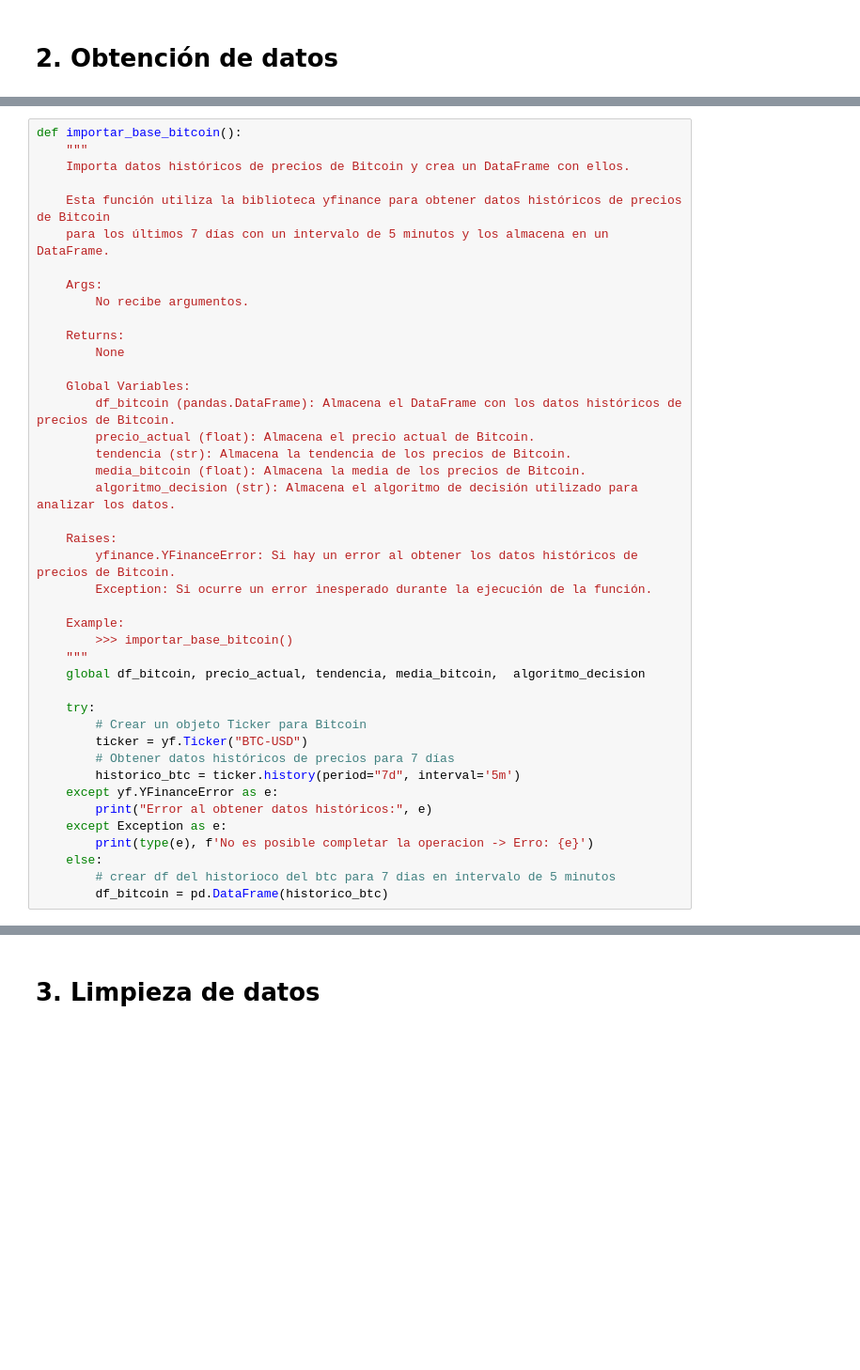
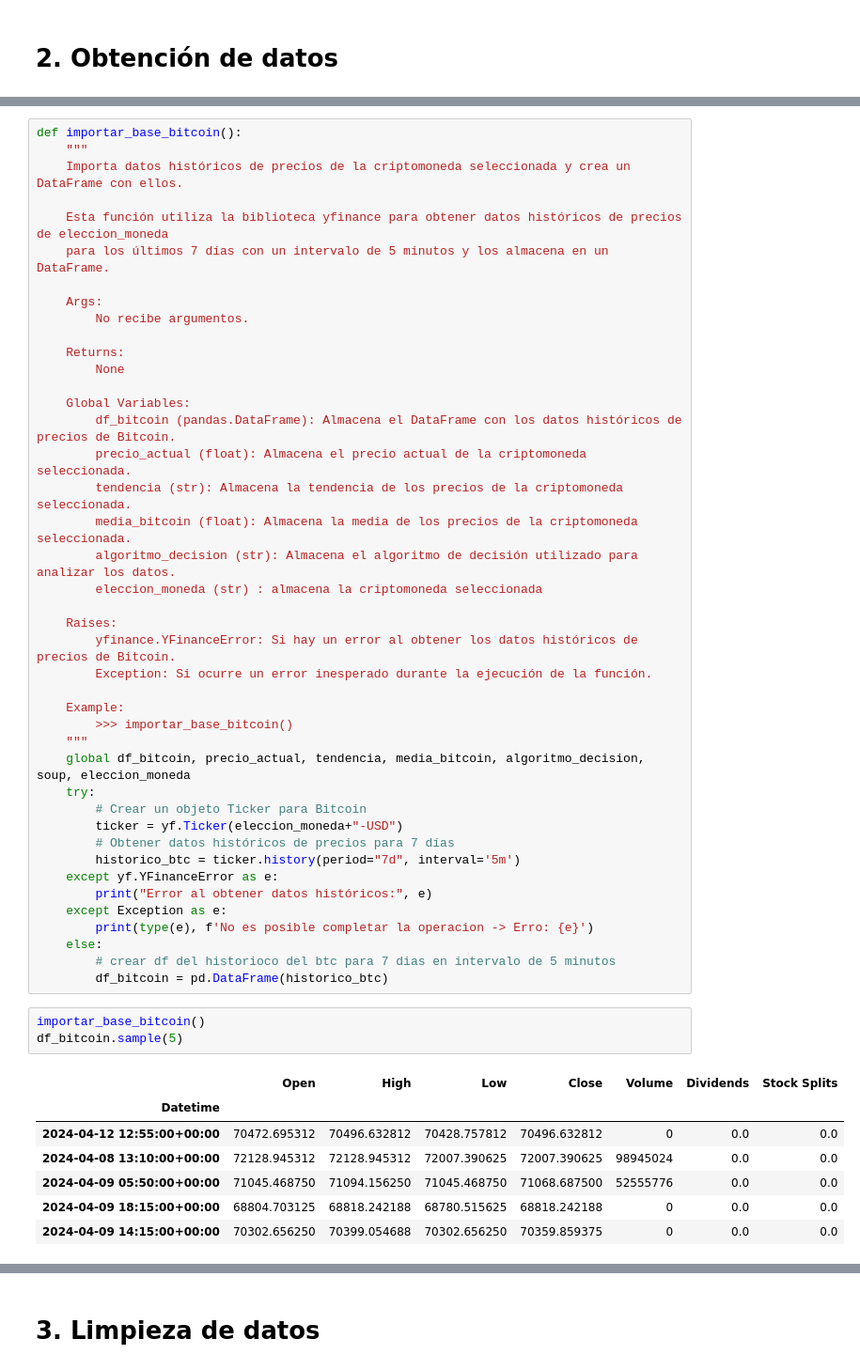
Before and after one commit to DiegoAQuinteroA/Robot_Tading_Challenge_DS, a Jupyter notebook: Robot_trading.ipynb, the cells around one changed output, grey strips where cells are left out. Shown at 94% size. Saved outputs shown, nothing was run; the diff lists cells and outputs as text; blank space fills up the shorter version.

```diff
--- a/Robot_trading.ipynb
+++ b/Robot_trading.ipynb
@@ -36,9 +130,9 @@ global df_bitcoin, precio_actual, tendencia, media_bitcoin,  algoritmo_decision
 # %%
 def importar_base_bitcoin():
     """
-    Importa datos históricos de precios de Bitcoin y crea un DataFrame con ellos.
+    Importa datos históricos de precios de la criptomoneda seleccionada y crea un DataFrame con ellos.
 
-    Esta función utiliza la biblioteca yfinance para obtener datos históricos de precios de Bitcoin
+    Esta función utiliza la biblioteca yfinance para obtener datos históricos de precios de eleccion_moneda
     para los últimos 7 días con un intervalo de 5 minutos y los almacena en un DataFrame.
 
     Args:
@@ -49,10 +143,11 @@ def importar_base_bitcoin():
 
     Global Variables:
         df_bitcoin (pandas.DataFrame): Almacena el DataFrame con los datos históricos de precios de Bitcoin.
-        precio_actual (float): Almacena el precio actual de Bitcoin.
-        tendencia (str): Almacena la tendencia de los precios de Bitcoin.
-        media_bitcoin (float): Almacena la media de los precios de Bitcoin.
+        precio_actual (float): Almacena el precio actual de la criptomoneda seleccionada.
+        tendencia (str): Almacena la tendencia de los precios de la criptomoneda seleccionada.
+        media_bitcoin (float): Almacena la media de los precios de la criptomoneda seleccionada.
         algoritmo_decision (str): Almacena el algoritmo de decisión utilizado para analizar los datos.
+        eleccion_moneda (str) : almacena la criptomoneda seleccionada
 
     Raises:
         yfinance.YFinanceError: Si hay un error al obtener los datos históricos de precios de Bitcoin.
@@ -61,11 +156,10 @@ def importar_base_bitcoin():
     Example:
         >>> importar_base_bitcoin()
     """
-    global df_bitcoin, precio_actual, tendencia, media_bitcoin,  algoritmo_decision
-
+    global df_bitcoin, precio_actual, tendencia, media_bitcoin, algoritmo_decision, soup, eleccion_moneda
     try:
         # Crear un objeto Ticker para Bitcoin
-        ticker = yf.Ticker("BTC-USD")
+        ticker = yf.Ticker(eleccion_moneda+"-USD")
         # Obtener datos históricos de precios para 7 días
         historico_btc = ticker.history(period="7d", interval='5m')
     except yf.YFinanceError as e:
@@ -75,6 +169,17 @@ def importar_base_bitcoin():
     else:
         # crear df del historioco del btc para 7 dias en intervalo de 5 minutos
         df_bitcoin = pd.DataFrame(historico_btc)
+# %%
+importar_base_bitcoin()
+df_bitcoin.sample(5)
+# %% [output]
+|  | Open | High | Low | Close | Volume | Dividends | Stock Splits |
+| Datetime |  |  |  |  |  |  |  |
+| 2024-04-12 12:55:00+00:00 | 70472.695312 | 70496.632812 | 70428.757812 | 70496.632812 | 0 | 0.0 | 0.0 |
+| 2024-04-08 13:10:00+00:00 | 72128.945312 | 72128.945312 | 72007.390625 | 72007.390625 | 98945024 | 0.0 | 0.0 |
+| 2024-04-09 05:50:00+00:00 | 71045.468750 | 71094.156250 | 71045.468750 | 71068.687500 | 52555776 | 0.0 | 0.0 |
+| 2024-04-09 18:15:00+00:00 | 68804.703125 | 68818.242188 | 68780.515625 | 68818.242188 | 0 | 0.0 | 0.0 |
+| 2024-04-09 14:15:00+00:00 | 70302.656250 | 70399.054688 | 70302.656250 | 70359.859375 | 0 | 0.0 | 0.0 |
 # %%
 def extraer_tendencias():
     """
```
Also changed, not shown: parts of 8 cells of this notebook.
